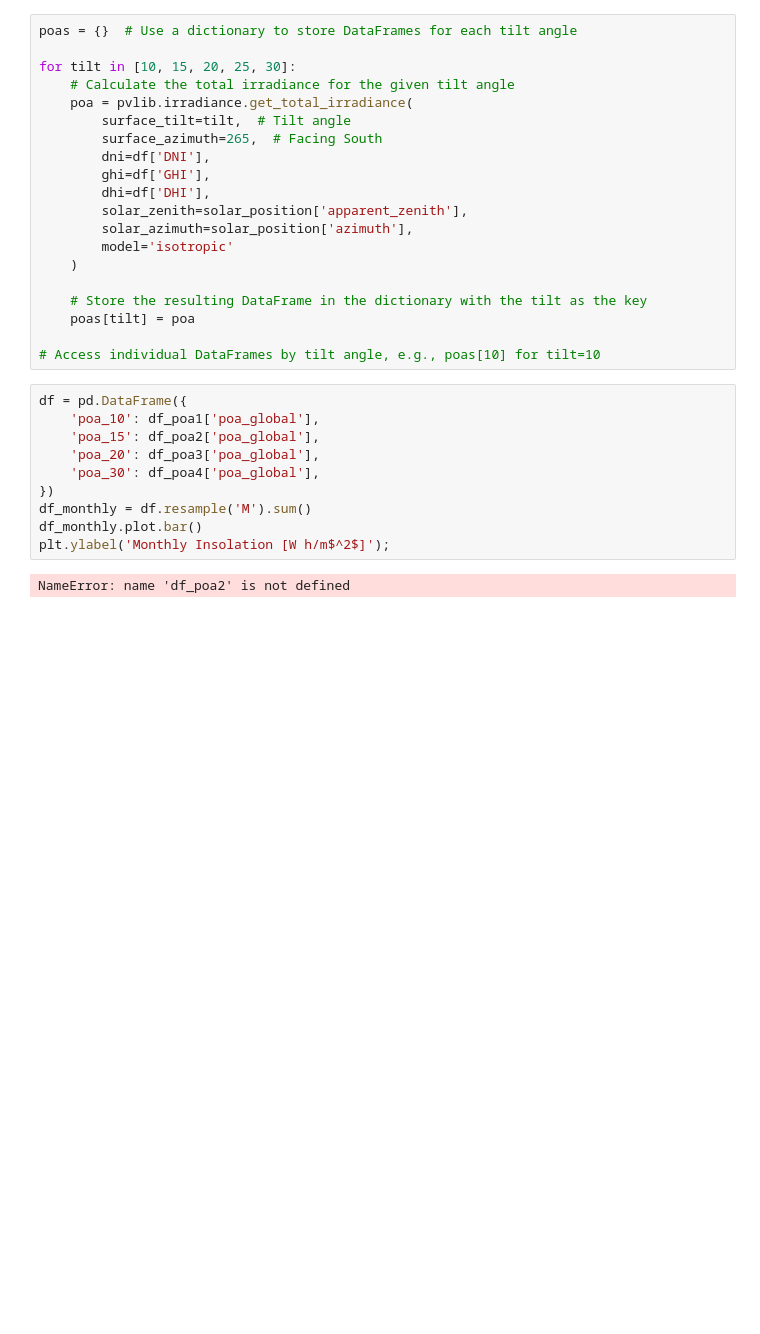
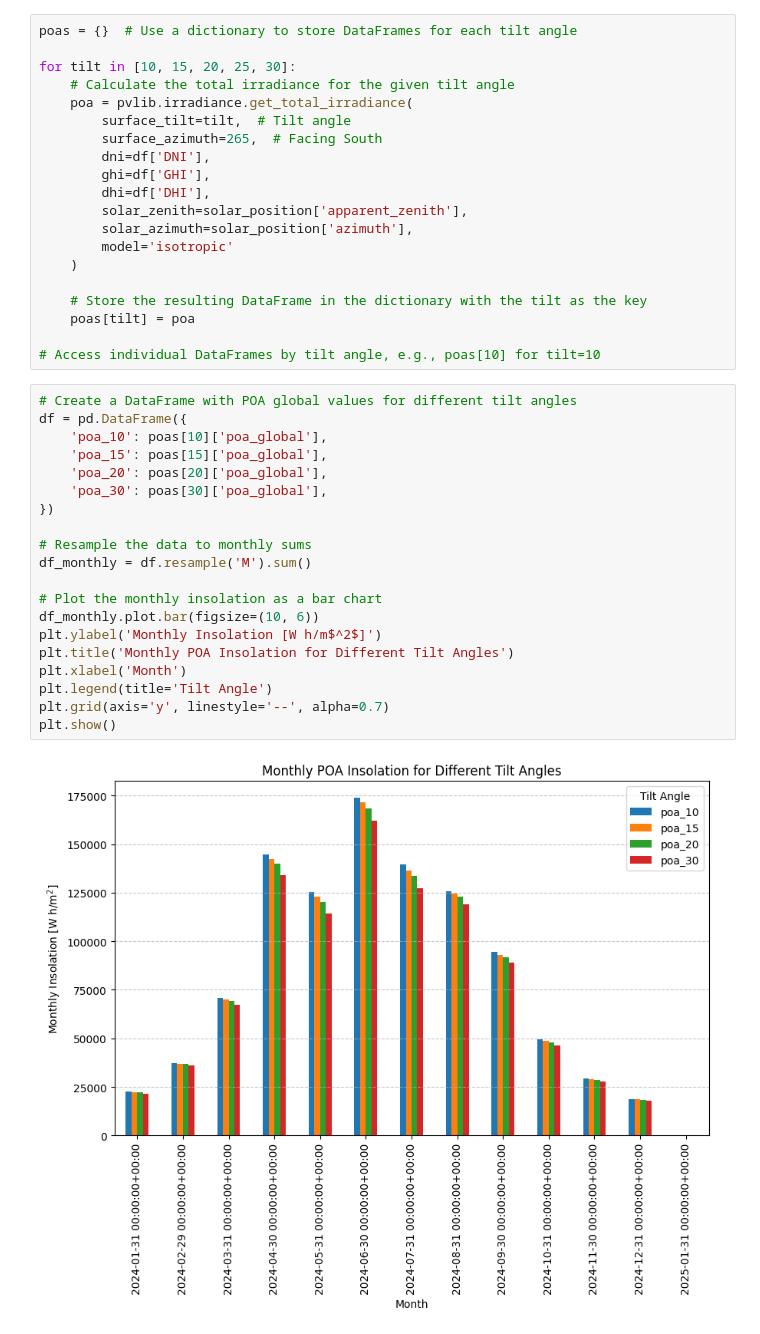
Before and after one commit to josephbenjamin/solar-model, a Jupyter notebook: solar-modelling.ipynb, the cells around one changed output. Saved outputs shown, nothing was run; the diff lists cells and outputs as text; blank space fills up the shorter version.

```diff
--- a/solar-modelling.ipynb
+++ b/solar-modelling.ipynb
@@ -190,15 +190,25 @@ for tilt in [10, 15, 20, 25, 30]:
     poas[tilt] = poa
 
 # Access individual DataFrames by tilt angle, e.g., poas[10] for tilt=10
-# %%
-df = pd.DataFrame({
-    'poa_10': df_poa1['poa_global'],
-    'poa_15': df_poa2['poa_global'],
-    'poa_20': df_poa3['poa_global'],
-    'poa_30': df_poa4['poa_global'],
-})
-df_monthly = df.resample('M').sum()
-df_monthly.plot.bar()
-plt.ylabel('Monthly Insolation [W h/m$^2$]');
-# %% [output]
-NameError: name 'df_poa2' is not defined
+# %%
+# Create a DataFrame with POA global values for different tilt angles
+df = pd.DataFrame({
+    'poa_10': poas[10]['poa_global'],
+    'poa_15': poas[15]['poa_global'],
+    'poa_20': poas[20]['poa_global'],
+    'poa_30': poas[30]['poa_global'],
+})
+
+# Resample the data to monthly sums
+df_monthly = df.resample('M').sum()
+
+# Plot the monthly insolation as a bar chart
+df_monthly.plot.bar(figsize=(10, 6))
+plt.ylabel('Monthly Insolation [W h/m$^2$]')
+plt.title('Monthly POA Insolation for Different Tilt Angles')
+plt.xlabel('Month')
+plt.legend(title='Tilt Angle')
+plt.grid(axis='y', linestyle='--', alpha=0.7)
+plt.show()
+# %% [output]
+[figure, added]
```
